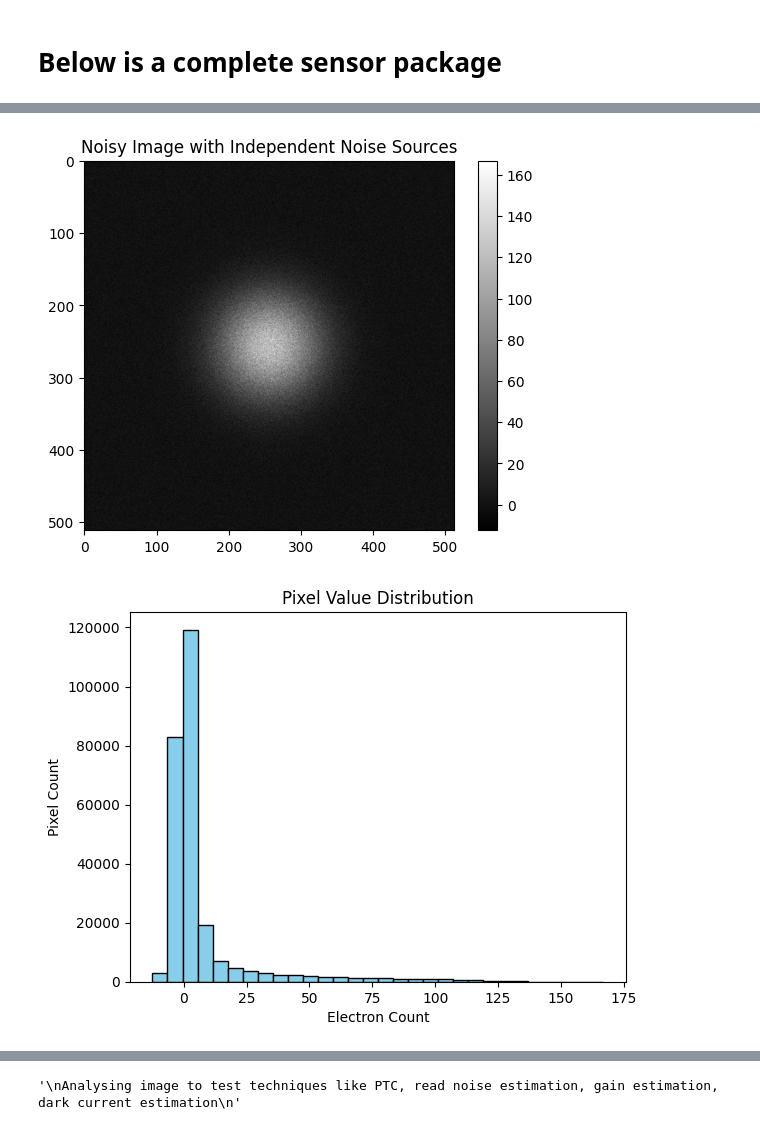
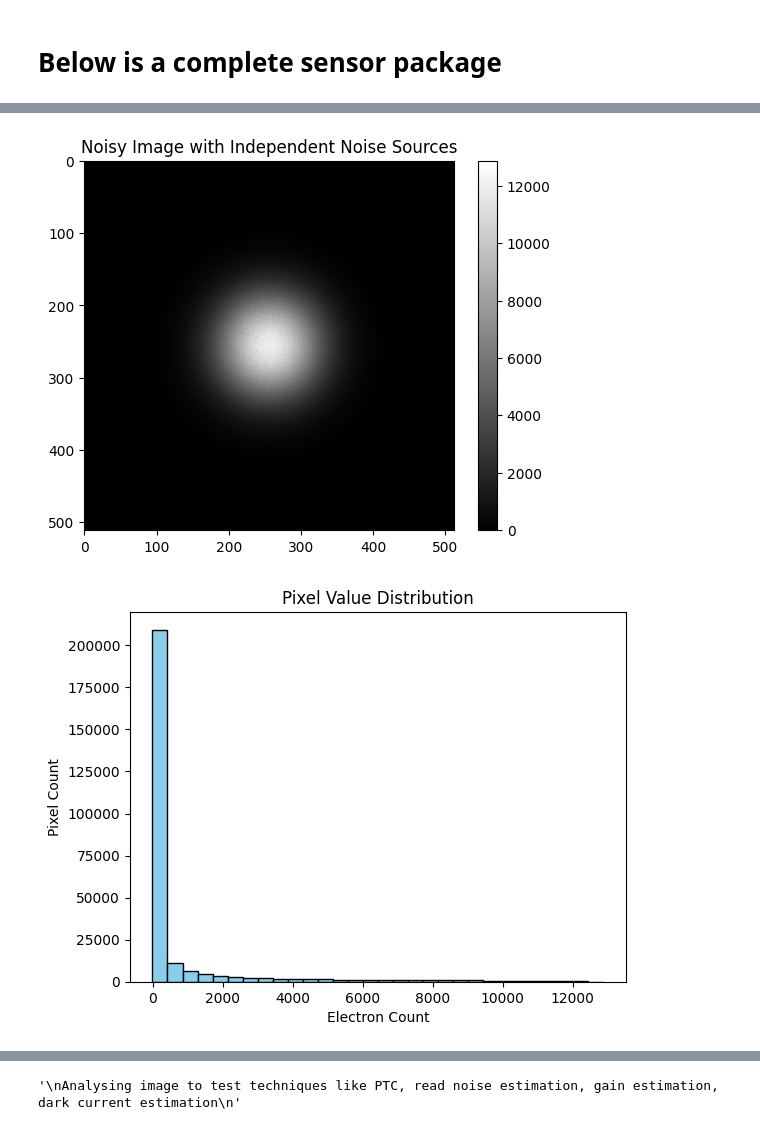
Before and after one commit to AyanS13/random_stuff, a Jupyter notebook: noise_analysis_trials.ipynb, the cells around one changed output, grey strips where cells are left out. Cells and saved outputs as stored; diff of their text form; code cells hidden in the pictures.

```diff
--- a/noise_analysis_trials.ipynb
+++ b/noise_analysis_trials.ipynb
@@ -587,7 +587,7 @@ def generate_gaussian_2d(size=512, sigma=1):
 
 # will be useful for demonstarting effects
 gaussian_2d = generate_gaussian_2d(512, sigma=50)
-gaussian_image_array = gaussian_2d * 120  # Scale to desired photon level
+gaussian_image_array = gaussian_2d * 12000 # per second  # Scale to desired photon level
 plt.imshow(gaussian_image_array, cmap='gray')
 plt.colorbar()
 plt.title("Clean Image Array (Photon Distribution)")
@@ -595,7 +595,7 @@ plt.show()
 
 
 # will be useful for flat fielding
-uniform_image_array = np.full((512, 512), 100.0)  # Uniform illumination at 100 photons/pixel
+uniform_image_array = np.full((512, 512), 100.0)  # Uniform illumination at 100 photons/pixel/second
 plt.imshow(uniform_image_array, cmap='gray')
 plt.colorbar()
 plt.title("Uniform Clean Image Array (Photon Distribution)")
@@ -641,7 +641,7 @@ class SensorNoiseGenerator:
         return self._get_rng(seed = self.read_seed).normal(self.dc_bias, self.read_sigma, self.shape)
 
     def shot_noise(self, arr=None):
-        target = self.clean_image_array if arr is None else arr
+        target = (self.clean_image_array * self.exp_t) if arr is None else arr
         return self._get_rng(seed = self.shot_seed).poisson(target).astype(float)
 
     def dark_noise(self):
@@ -651,37 +651,37 @@ class SensorNoiseGenerator:
 
 
     # Initialize
 noise_gen = SensorNoiseGenerator(
     sens_sigma = 0.03,
     read_sigma = 3.0,
-    dc_bias = 0,
+    dc_bias = 1.5,
     clean_image_array = gaussian_image_array,
     exp_t = 1.0,
-    dark_rate = 0,
+    dark_rate = 5.0,
     sens_seed=10, read_seed=20, shot_seed=42, dark_seed=404
 )
 
 # Extract
 sens = noise_gen.pixel_sensitivity()
 read = noise_gen.read_noise()
 shot = noise_gen.shot_noise()
 dark = noise_gen.dark_noise()
 
 noise_image_e = sens * (shot + dark) + read
 
 plt.imshow(noise_image_e, cmap='gray')
 plt.colorbar()
 plt.title("Noisy Image with Independent Noise Sources")
 plt.show()
 
 plt.hist(noise_image_e.flatten(), bins=30, color='skyblue', edgecolor='black')
 plt.title("Pixel Value Distribution")
 plt.xlabel("Electron Count")
 plt.ylabel("Pixel Count")
 plt.show()
 # %% [output]
-[figure, old version]
+[figure, new version]
-[figure, old version]
+[figure, new version]
 # %%
 class SensorDigitizer:
     def __init__(self, bit_depth, gain_dB, full_well_capacity, image_electrons):
```
Also changed, not shown: parts of 4 cells of this notebook.
